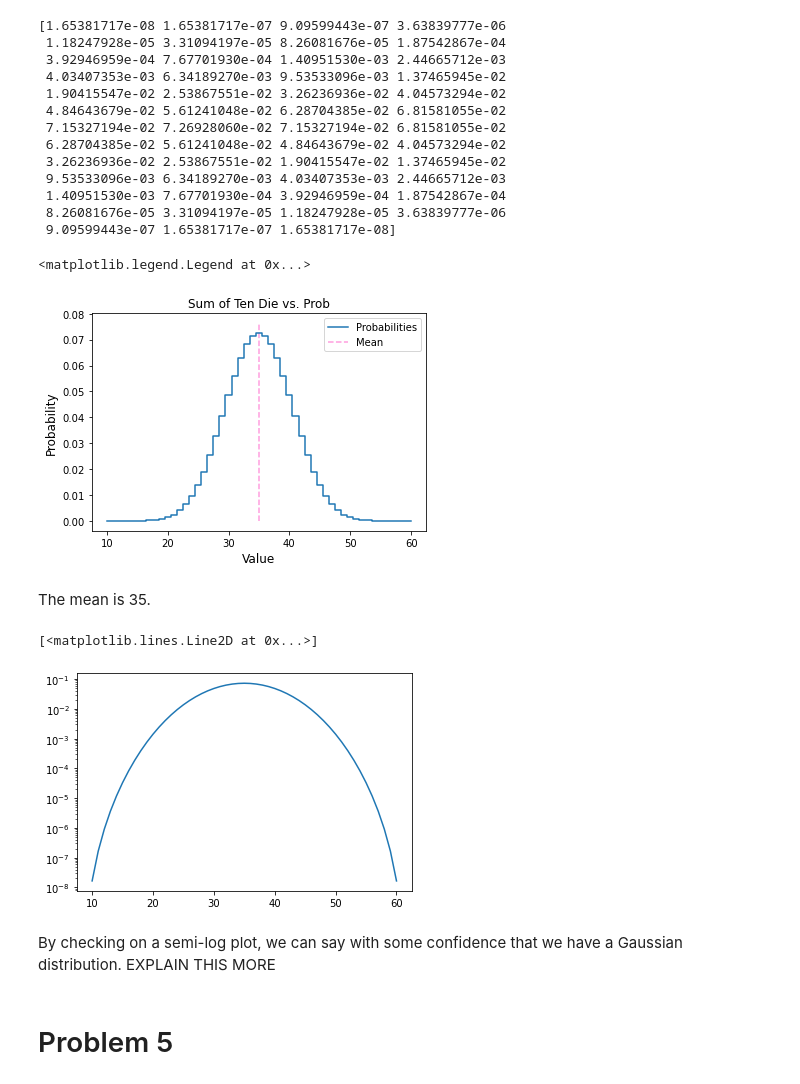
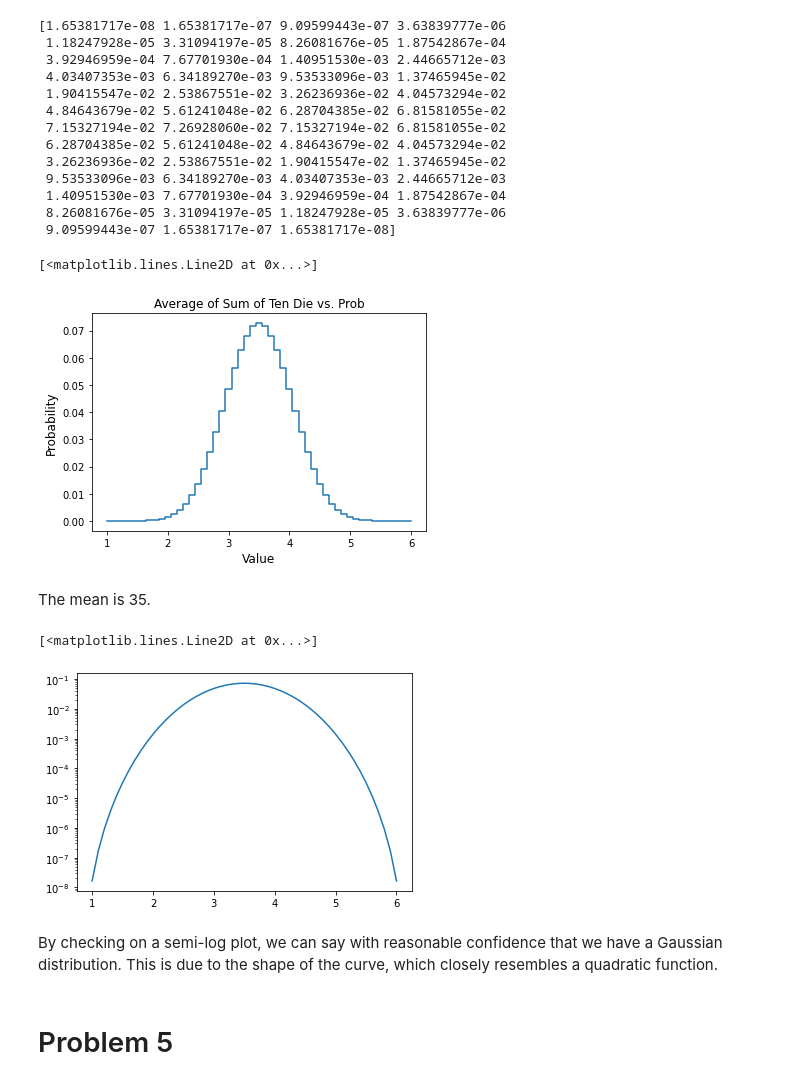
Before and after one commit to Mick-Ross/Computational-Data-Analysis, a Jupyter notebook: Homework 2.ipynb, the cells around one changed output. Saved outputs shown, nothing was run; the diff lists cells and outputs as text; code cells hidden in the pictures.

```diff
--- a/Homework 2.ipynb
+++ b/Homework 2.ipynb
@@ -93,23 +91,22 @@ print(probs)
 # %%
 domain2 = np.linspace(10, 60, 51)
 # %%
-plt.title(f'Sum of Ten Die vs. Prob', fontsize='large')
+plt.title(f'Average of Sum of Ten Die vs. Prob', fontsize='large')
 plt.xlabel('Value',fontsize='large')
 plt.ylabel('Probability',fontsize='large')
-plt.vlines(35, 0, 1.05 * max(probs), linestyles = 'dashed', colors = '#ff9dde', label = 'Mean')
-plt.step(domain2, probs, where = 'mid', label = 'Probabilities')
-plt.legend()
+#plt.vlines(35, 0, 1.05 * max(probs), linestyles = 'dashed', colors = '#ff9dde', label = 'Mean')
+plt.step(domain2/10, probs, where = 'mid')
 # %% [output]
-<matplotlib.legend.Legend at 0x...>
+[<matplotlib.lines.Line2D at 0x...>]
-[figure, old version]
+[figure, new version]
 # %% [markdown]
 The mean is 35.
 # %%
-plt.semilogy(domain2, probs)
+plt.semilogy(domain2/10, probs)
 # %% [output]
 [<matplotlib.lines.Line2D at 0x...>]
-[figure, old version]
+[figure, new version]
 # %% [markdown]
-By checking on a semi-log plot, we can say with some confidence that we have a Gaussian distribution. EXPLAIN THIS MORE
+By checking on a semi-log plot, we can say with reasonable confidence that we have a Gaussian distribution. This is due to the shape of the curve, which closely resembles a quadratic function.
 # %% [markdown]
 # Problem 5
```
Also changed, not shown: parts of 16 cells of this notebook.
